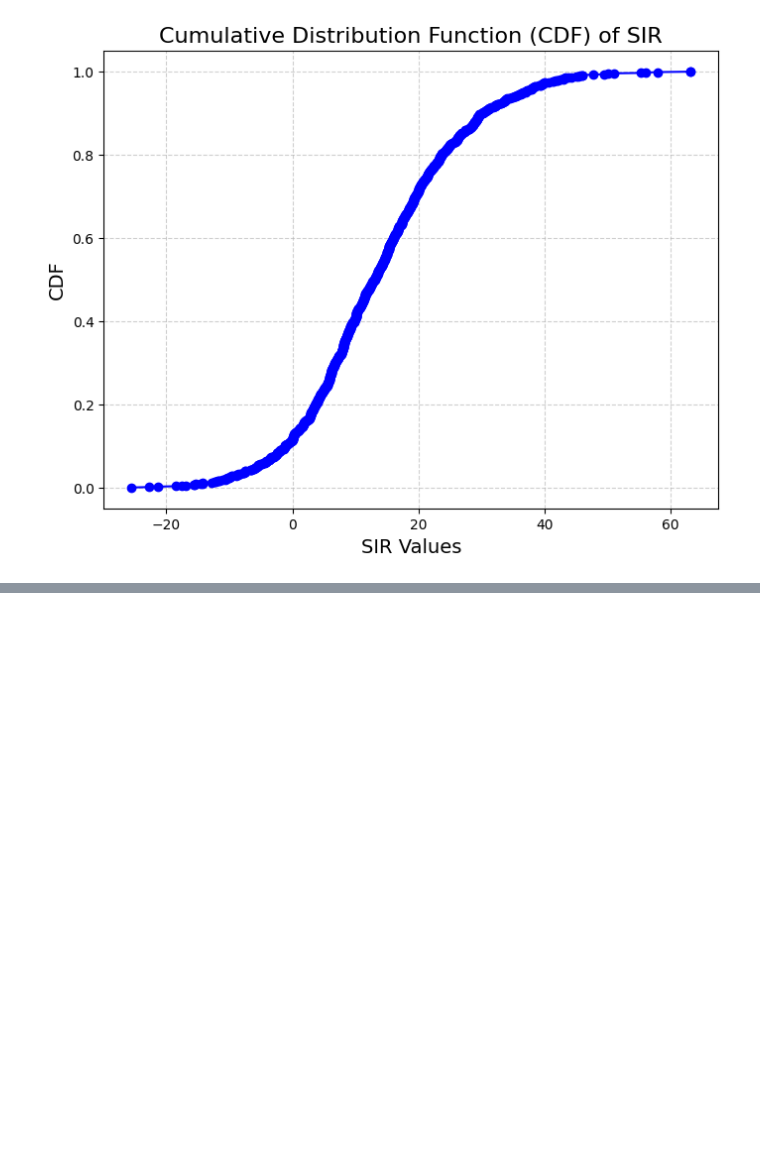
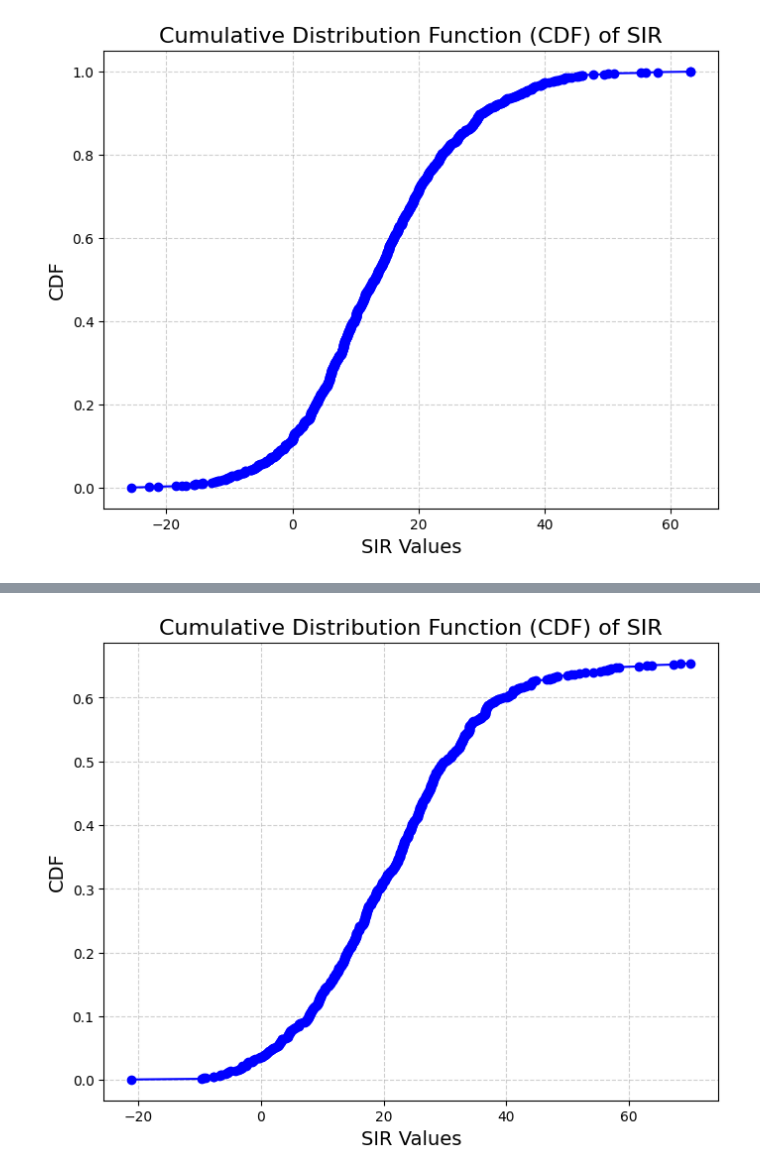
Before and after one commit to YumaIshigooka/mobile-comms-project, a Jupyter notebook: notebooks/implmenetation.ipynb, the cells around one changed output, grey strips where cells are left out. Saved outputs shown, nothing was run; the diff lists cells and outputs as text; code cells hidden in the pictures; blank space fills up the shorter version.

```diff
--- a/notebooks/implmenetation.ipynb
+++ b/notebooks/implmenetation.ipynb
@@ -411,0 +440,47 @@ plt.show()
+# %%
+N = 1000
+nu = 3.8
+alpha = 113
+
+SIRs_9 = []
+
+for i in range(N):
+    # Generate random points
+    users = generate_n_random_points_in_hexagons(hex_positions, radius, height)
+
+    # Calculate distances to center (0, 0)
+    distances_to_center = [10 * np.log10(np.sqrt((x - 0)**2 + (y - 0)**2)) for x, y, _, _ in users]
+    pathloss = [alpha - nu * d for d in distances_to_center] # in dB so subtracting instead of divide
+
+    sigma = 8 # standard dev used in the normalized distribution of shadowing
+    pathloss_shadowing = [p + np.random.normal(0, 8) for p in pathloss] # Combining pathloss and Shadowing : Lp * X
+    linear_ps  = [10 ** (p/10) for p in pathloss_shadowing]
+
+    curr = linear_ps[0][0]
+    curr_sector = calculate_sector(users[0][0][0], users[0][1][0], users[0][2], users[0][3])
+    curr_bw = (2 * users[0][2] + users[0][3]) % 3
+    interference = 0
+    for i in range(1, len(linear_ps)):
+        if (calculate_sector(users[i][0][0], users[i][1][0], users[0][2], users[0][3]) == curr_sector) and (calculate_sector(users[i][0][0], users[i][1][0], users[i][2], users[i][3]) == curr_sector) and (round(2 * users[i][2] + users[i][3]) % 3 == curr_bw):
+            interference += linear_ps[i][0]
+
+    SIR = curr / interference
+    SIRs_9.append(SIR)
+# %%
+SIRs_9_DB = [10 * np.log10(SIR) for SIR in SIRs_9]
+# Step 1: Sort the data
+sorted_data = np.sort(SIRs_9_DB)
+
+# Step 2: Calculate the cumulative probabilities
+cdf = np.arange(1, len(sorted_data) + 1) / len(sorted_data)
+
+# Step 3: Plot the CDF
+plt.figure(figsize=(8, 6))
+plt.plot(sorted_data, cdf, marker='o', linestyle='-', color='blue')
+plt.title('Cumulative Distribution Function (CDF) of SIR', fontsize=16)
+plt.xlabel('SIR Values', fontsize=14)
+plt.ylabel('CDF', fontsize=14)
+plt.grid(True, linestyle='--', alpha=0.6)
+plt.show()
+# %% [output]
+[figure, added]
```
Also changed, not shown: parts of 3 cells of this notebook.
